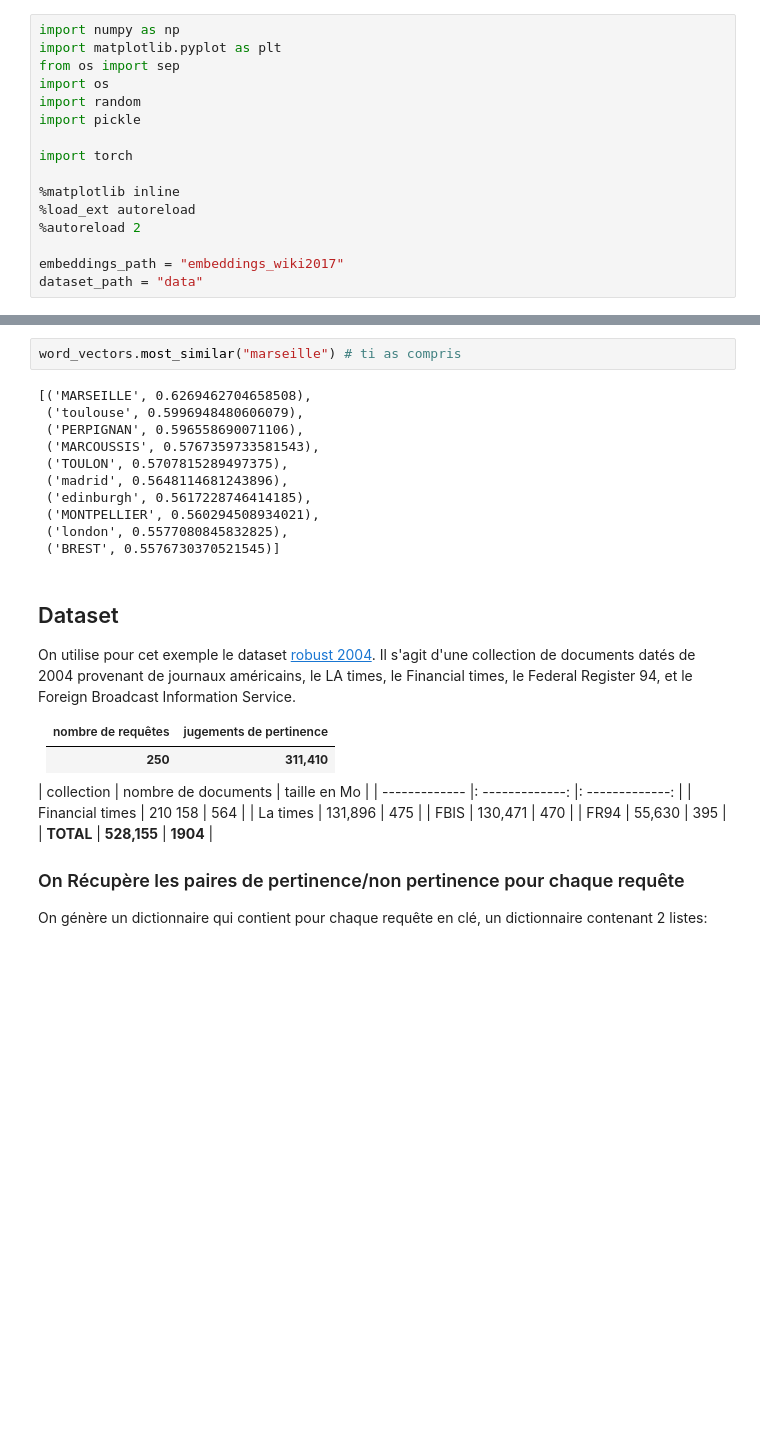
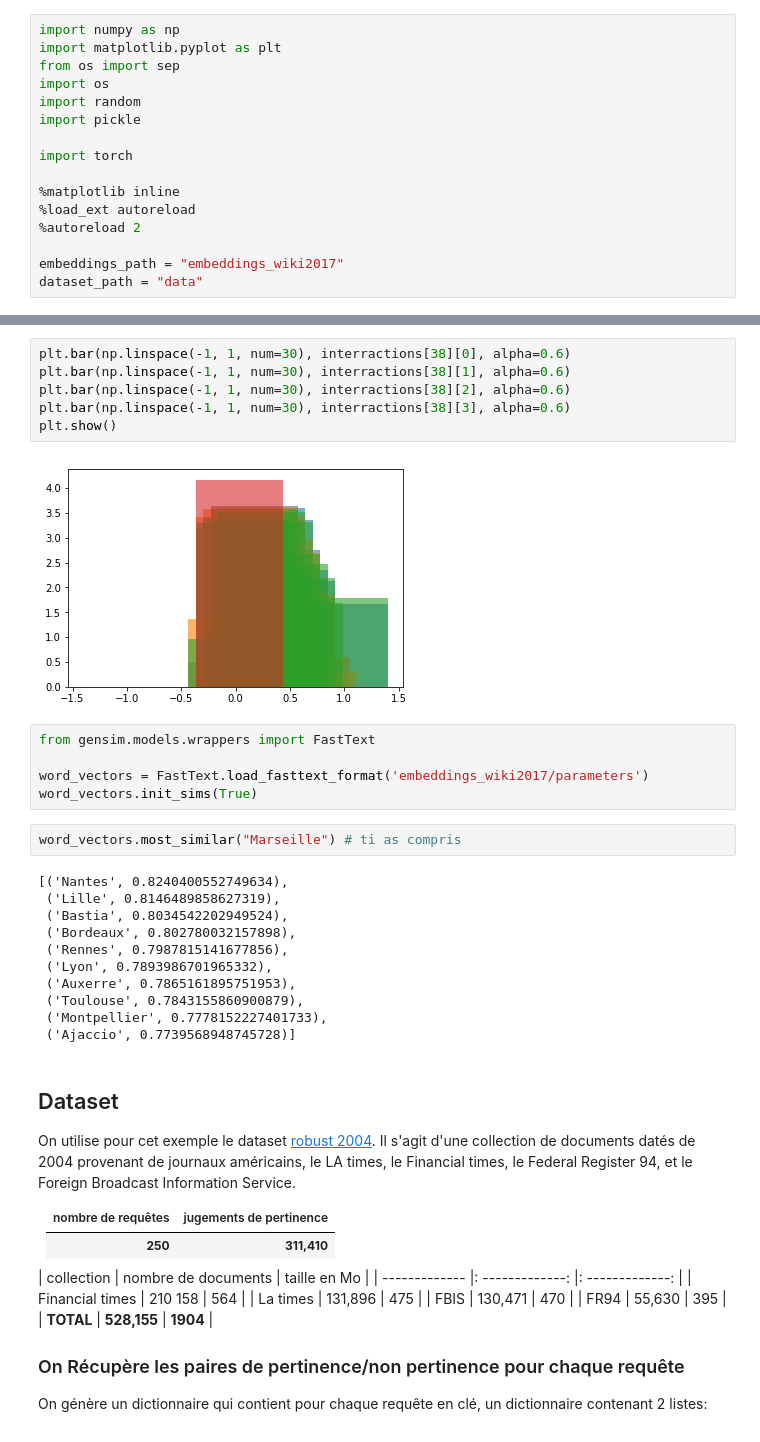
Before and after one commit to ismaelbonneau/semantic_deep_neuralIR, a Jupyter notebook: DRMM.ipynb, the cells around one changed output, grey strips where cells are left out. Cells and saved outputs as stored; diff of their text form; blank space fills up the shorter version.

Commit message:
ti as compris

```diff
--- a/DRMM.ipynb
+++ b/DRMM.ipynb
@@ -79,16 +85,29 @@ word_vectors = KeyedVectors.load_word2vec_format('embeddings_wiki2017/model.txt'
+# %%
+plt.bar(np.linspace(-1, 1, num=30), interractions[38][0], alpha=0.6)
+plt.bar(np.linspace(-1, 1, num=30), interractions[38][1], alpha=0.6)
+plt.bar(np.linspace(-1, 1, num=30), interractions[38][2], alpha=0.6)
+plt.bar(np.linspace(-1, 1, num=30), interractions[38][3], alpha=0.6)
+plt.show()
+# %% [output]
+[figure, added]
+# %%
+from gensim.models.wrappers import FastText
+
+word_vectors = FastText.load_fasttext_format('embeddings_wiki2017/parameters')
+word_vectors.init_sims(True)
 # %%
-word_vectors.most_similar("marseille") # ti as compris
+word_vectors.most_similar("Marseille") # ti as compris
 # %% [output]
-[('MARSEILLE', 0.6269462704658508),
- ('toulouse', 0.5996948480606079),
- ('PERPIGNAN', 0.596558690071106),
- ('MARCOUSSIS', 0.5767359733581543),
- ('TOULON', 0.5707815289497375),
- ('madrid', 0.5648114681243896),
- ('edinburgh', 0.5617228746414185),
- ('MONTPELLIER', 0.560294508934021),
- ('london', 0.5577080845832825),
- ('BREST', 0.5576730370521545)]
+[('Nantes', 0.8240400552749634),
+ ('Lille', 0.8146489858627319),
+ ('Bastia', 0.8034542202949524),
+ ('Bordeaux', 0.802780032157898),
+ ('Rennes', 0.7987815141677856),
+ ('Lyon', 0.7893986701965332),
+ ('Auxerre', 0.7865161895751953),
+ ('Toulouse', 0.7843155860900879),
+ ('Montpellier', 0.7778152227401733),
+ ('Ajaccio', 0.7739568948745728)]
 # %% [markdown]
 ## Dataset
 
```
Also changed, not shown: parts of 15 cells of this notebook, 8 other files.
